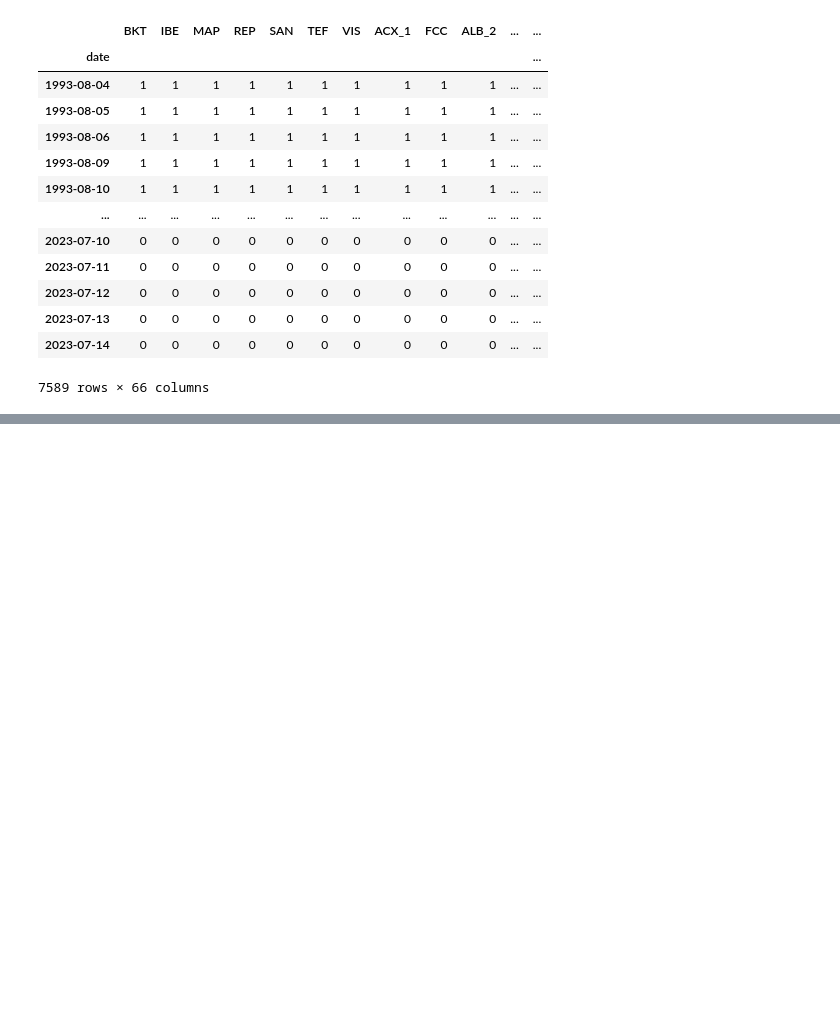
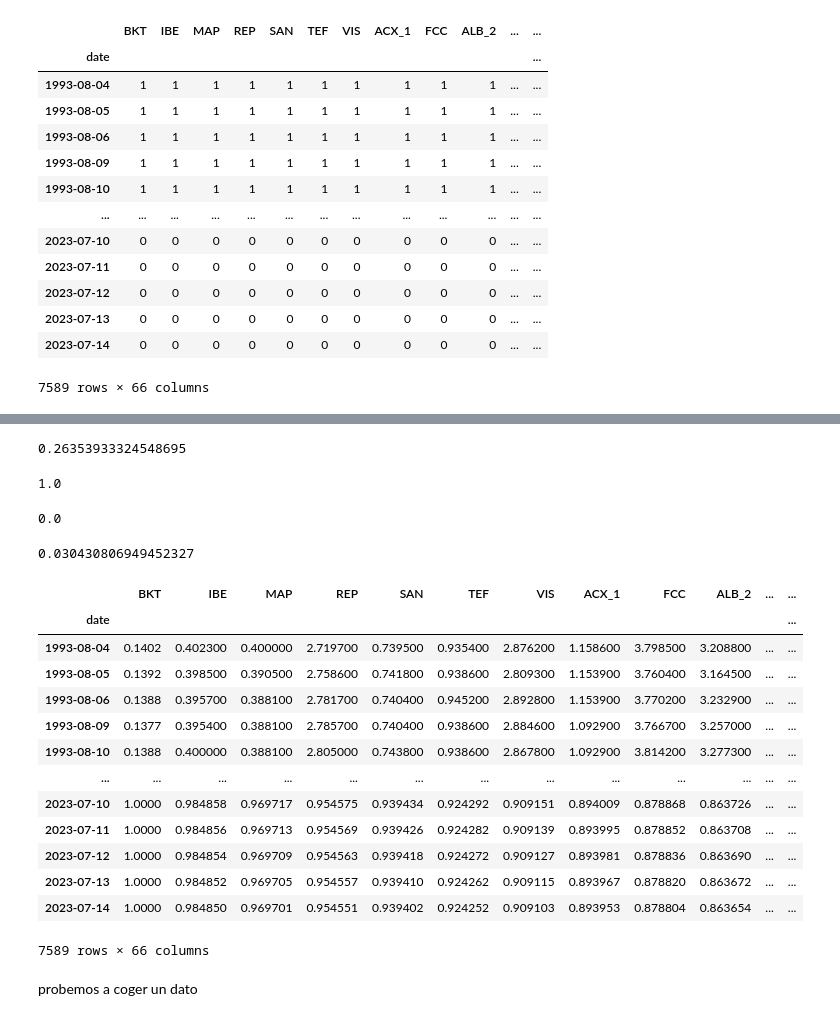
Before and after one commit to tintenderete/TFM, a Jupyter notebook: DATA/ibex_historical_data.ipynb, the cells around one changed output, grey strips where cells are left out. Drawn from its saved outputs; the diff is of its cells as text; code cells hidden in the pictures; blank space fills up the shorter version.

Commit message:
datos para entreamiento creados

```diff
--- a/DATA/ibex_historical_data.ipynb
+++ b/DATA/ibex_historical_data.ipynb
@@ -756,0 +779,5 @@ df_price_clean_real_value_mask
+# %%
+# Rellenar NaN hacia adelante
+#df_price_clean_filled = df_price_clean.fillna(method='ffill')
+
+df_price_clean_filled = df_price_clean
@@ -756,0 +842,43 @@ df_price_clean_real_value_mask
+# %%
+1.6046910001317696 - 1.3411516668862826
+# %% [output]
+0.26353933324548695
+# %%
+1 - ( 0/ 7589 ) *  (0/ 66)
+# %% [output]
+1.0
+# %%
+1 - ( 7589/ 7589 ) *  (66/ 66)
+# %% [output]
+0.0
+# %%
+len_row = len(df_price_clean_filled.index)
+len_col = len(df_price_clean_filled.columns)
+
+for col_idx, col in enumerate(df_price_clean_filled.columns):
+    for row_idx in range(df_price_clean_filled.shape[0]):
+        if pd.isna(df_price_clean_filled.iat[row_idx, col_idx]):
+            df_price_clean_filled.iat[row_idx, col_idx] =   1 - (row_idx /len_row ) * (col_idx / len_col)
+# %%
+df_price_clean_filled.min().min()
+# %% [output]
+0.030430806949452327
+# %%
+df_price_clean_filled
+# %% [output]
+|  | BKT | IBE | MAP | REP | SAN | TEF | VIS | ACX_1 | FCC | ALB_2 | ... | ... |
+| date |  |  |  |  |  |  |  |  |  |  |  | ... |
+| 1993-08-04 | 0.1402 | 0.402300 | 0.400000 | 2.719700 | 0.739500 | 0.935400 | 2.876200 | 1.158600 | 3.798500 | 3.208800 | ... | ... |
+| 1993-08-05 | 0.1392 | 0.398500 | 0.390500 | 2.758600 | 0.741800 | 0.938600 | 2.809300 | 1.153900 | 3.760400 | 3.164500 | ... | ... |
+| 1993-08-06 | 0.1388 | 0.395700 | 0.388100 | 2.781700 | 0.740400 | 0.945200 | 2.892800 | 1.153900 | 3.770200 | 3.232900 | ... | ... |
+| 1993-08-09 | 0.1377 | 0.395400 | 0.388100 | 2.785700 | 0.740400 | 0.938600 | 2.884600 | 1.092900 | 3.766700 | 3.257000 | ... | ... |
+| 1993-08-10 | 0.1388 | 0.400000 | 0.388100 | 2.805000 | 0.743800 | 0.938600 | 2.867800 | 1.092900 | 3.814200 | 3.277300 | ... | ... |
+| ... | ... | ... | ... | ... | ... | ... | ... | ... | ... | ... | ... | ... |
+| 2023-07-10 | 1.0000 | 0.984858 | 0.969717 | 0.954575 | 0.939434 | 0.924292 | 0.909151 | 0.894009 | 0.878868 | 0.863726 | ... | ... |
+| 2023-07-11 | 1.0000 | 0.984856 | 0.969713 | 0.954569 | 0.939426 | 0.924282 | 0.909139 | 0.893995 | 0.878852 | 0.863708 | ... | ... |
+| 2023-07-12 | 1.0000 | 0.984854 | 0.969709 | 0.954563 | 0.939418 | 0.924272 | 0.909127 | 0.893981 | 0.878836 | 0.863690 | ... | ... |
+| 2023-07-13 | 1.0000 | 0.984852 | 0.969705 | 0.954557 | 0.939410 | 0.924262 | 0.909115 | 0.893967 | 0.878820 | 0.863672 | ... | ... |
+| 2023-07-14 | 1.0000 | 0.984850 | 0.969701 | 0.954551 | 0.939402 | 0.924252 | 0.909103 | 0.893953 | 0.878804 | 0.863654 | ... | ... |
+7589 rows × 66 columns
+# %% [markdown]
+probemos a coger un dato
```
Also changed, not shown: parts of 15 cells of this notebook, 3 other files.
